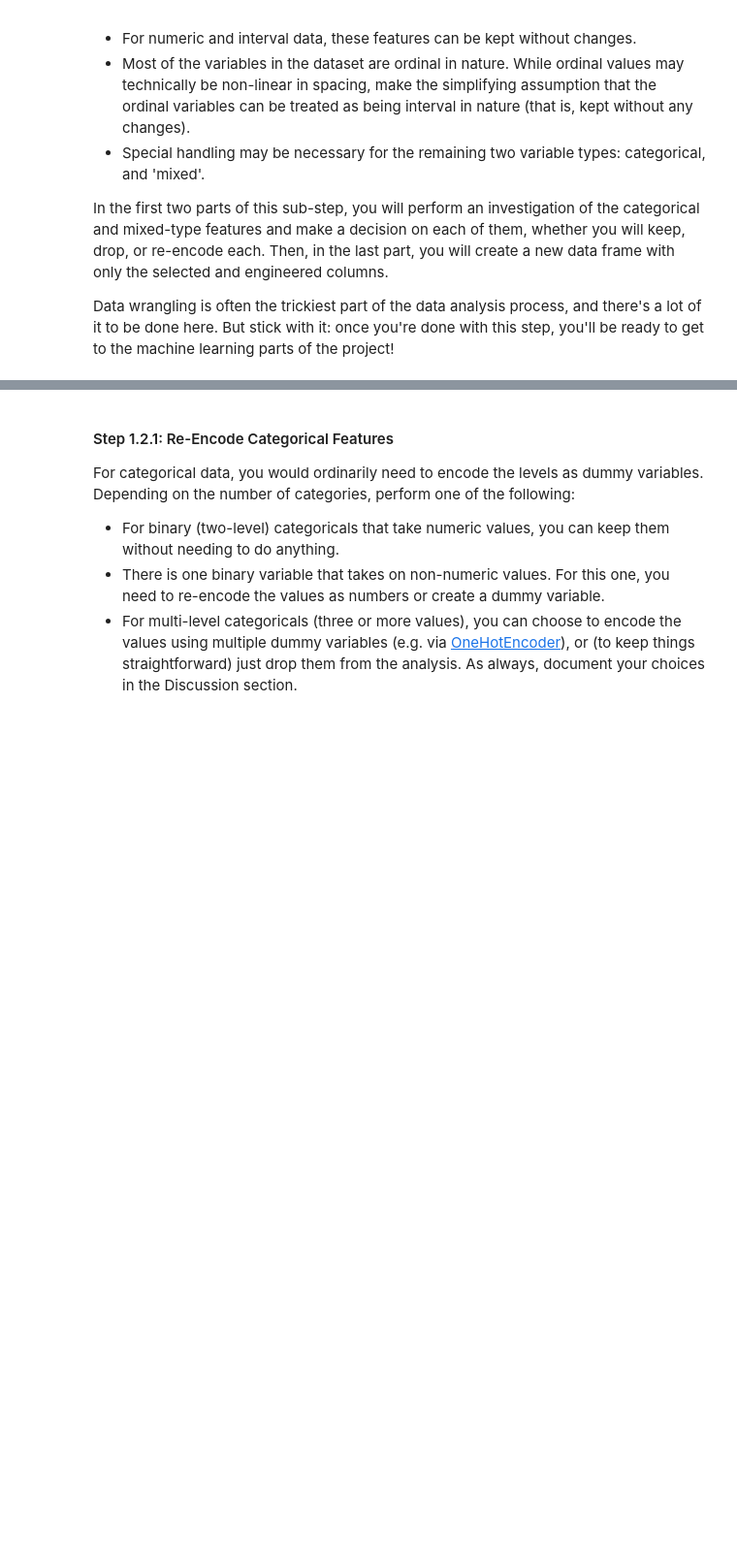
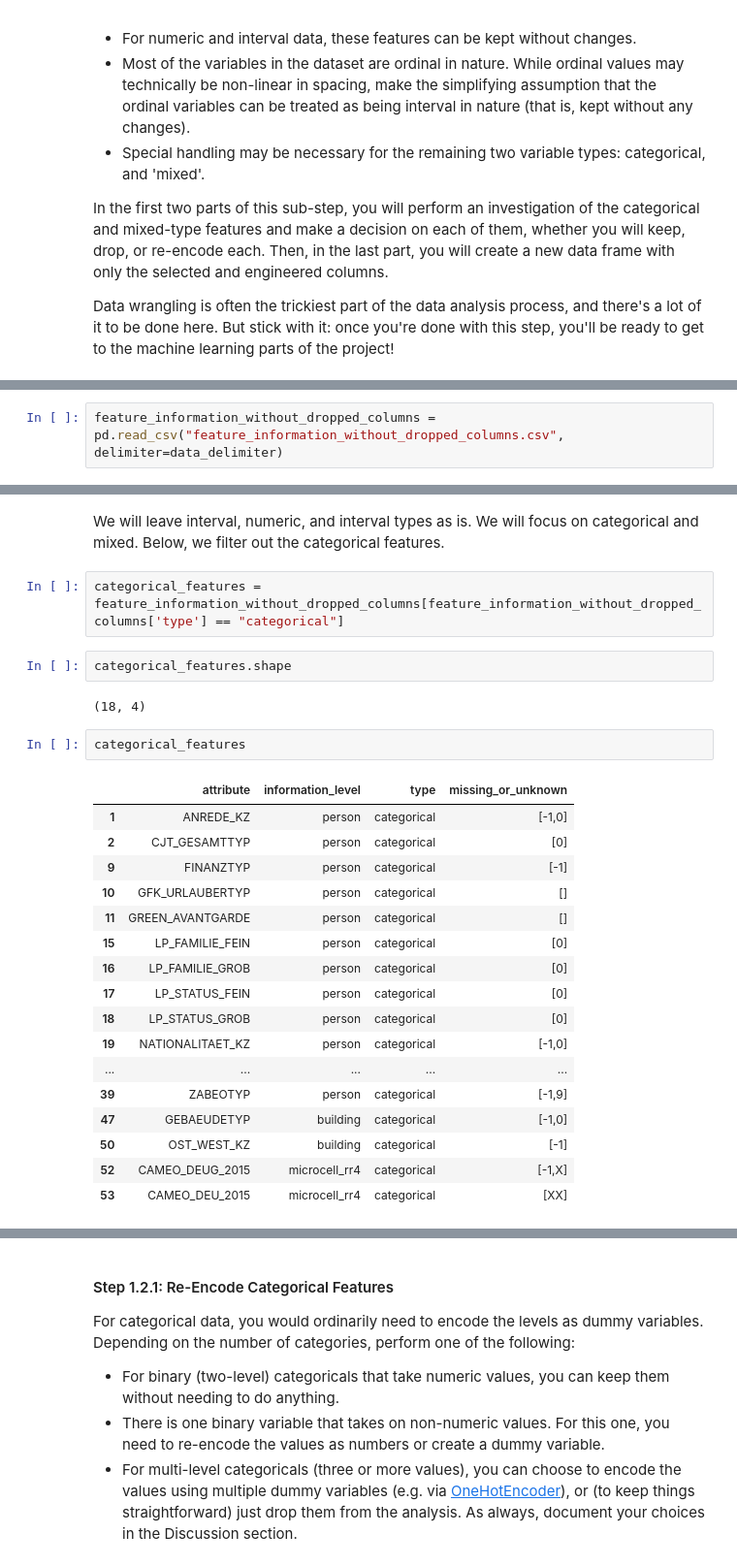
Before and after one commit to dguevar1/identify_customer_segments, a Jupyter notebook: Identify_Customer_Segments.ipynb, the cells around one changed output, grey strips where cells are left out. Shown: that part at 97% size. Cells and saved outputs as stored; diff of their text form; blank space fills up the shorter version.

```diff
--- a/Identify_Customer_Segments.ipynb
+++ b/Identify_Customer_Segments.ipynb
@@ -1076,0 +1154,2 @@ Data wrangling is often the trickiest part of the data analysis process, and the
+# %%
+feature_information_without_dropped_columns = pd.read_csv("feature_information_without_dropped_columns.csv", delimiter=data_delimiter)
@@ -1076,0 +1178,28 @@ Data wrangling is often the trickiest part of the data analysis process, and the
+# %% [markdown]
+We will leave interval, numeric, and interval types as is. We will focus on categorical and mixed. Below, we filter out the categorical features.
+# %%
+categorical_features = feature_information_without_dropped_columns[feature_information_without_dropped_columns['type'] == "categorical"]
+# %%
+categorical_features.shape
+# %% [output]
+(18, 4)
+# %%
+categorical_features
+# %% [output]
+|  | attribute | information_level | type | missing_or_unknown |
+| 1 | ANREDE_KZ | person | categorical | [-1,0] |
+| 2 | CJT_GESAMTTYP | person | categorical | [0] |
+| 9 | FINANZTYP | person | categorical | [-1] |
+| 10 | GFK_URLAUBERTYP | person | categorical | [] |
+| 11 | GREEN_AVANTGARDE | person | categorical | [] |
+| 15 | LP_FAMILIE_FEIN | person | categorical | [0] |
+| 16 | LP_FAMILIE_GROB | person | categorical | [0] |
+| 17 | LP_STATUS_FEIN | person | categorical | [0] |
+| 18 | LP_STATUS_GROB | person | categorical | [0] |
+| 19 | NATIONALITAET_KZ | person | categorical | [-1,0] |
+| ... | ... | ... | ... | ... |
+| 39 | ZABEOTYP | person | categorical | [-1,9] |
+| 47 | GEBAEUDETYP | building | categorical | [-1,0] |
+| 50 | OST_WEST_KZ | building | categorical | [-1] |
+| 52 | CAMEO_DEUG_2015 | microcell_rr4 | categorical | [-1,X] |
+| 53 | CAMEO_DEU_2015 | microcell_rr4 | categorical | [XX] |
```
Also changed, not shown: parts of 55 cells of this notebook, 1 other file.
